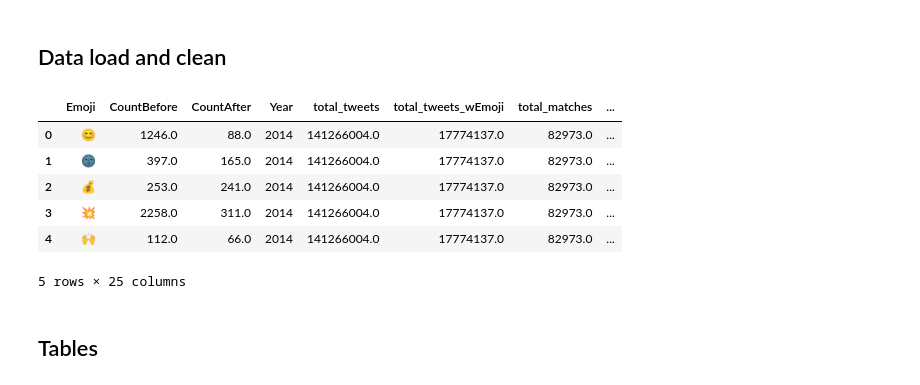
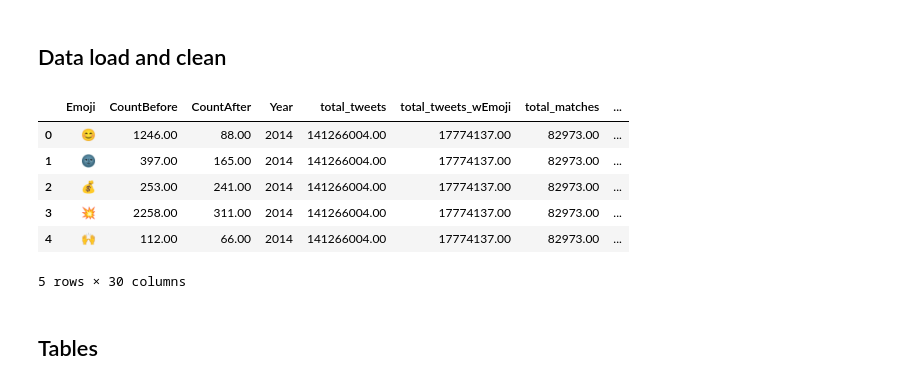
Before and after one commit to janesolomon/twitter_search, a Jupyter notebook: full_search_data_vis_for_paper.ipynb, the cells around one changed output. Drawn from its saved outputs; the diff is of its cells as text; code cells hidden in the pictures.

```diff
--- a/full_search_data_vis_for_paper.ipynb
+++ b/full_search_data_vis_for_paper.ipynb
@@ -83,13 +83,3 @@ for N in [1, 100, 10000, 1000000]:
                                                         df_all_merged.total_wAfter,
                                                         df_all_merged.total_emoji,
                                                         N=N)
-# %%
-df_all_merged.head()
-# %% [output]
-|  | Emoji | CountBefore | CountAfter | Year | total_tweets | total_tweets_wEmoji | total_matches | ... |
-| 0 | 😊 | 1246.0 | 88.0 | 2014 | 141266004.0 | 17774137.0 | 82973.0 | ... |
-| 1 | 🌚 | 397.0 | 165.0 | 2014 | 141266004.0 | 17774137.0 | 82973.0 | ... |
-| 2 | 💰 | 253.0 | 241.0 | 2014 | 141266004.0 | 17774137.0 | 82973.0 | ... |
-| 3 | 💥 | 2258.0 | 311.0 | 2014 | 141266004.0 | 17774137.0 | 82973.0 | ... |
-| 4 | 🙌 | 112.0 | 66.0 | 2014 | 141266004.0 | 17774137.0 | 82973.0 | ... |
-5 rows × 25 columns
@@ -96,3 +104,14 @@ df_all_merged.head()
+# %%
+pd.options.display.float_format = '{:.2f}'.format
+df_all_merged.head()
+# %% [output]
+|  | Emoji | CountBefore | CountAfter | Year | total_tweets | total_tweets_wEmoji | total_matches | ... |
+| 0 | 😊 | 1246.00 | 88.00 | 2014 | 141266004.00 | 17774137.00 | 82973.00 | ... |
+| 1 | 🌚 | 397.00 | 165.00 | 2014 | 141266004.00 | 17774137.00 | 82973.00 | ... |
+| 2 | 💰 | 253.00 | 241.00 | 2014 | 141266004.00 | 17774137.00 | 82973.00 | ... |
+| 3 | 💥 | 2258.00 | 311.00 | 2014 | 141266004.00 | 17774137.00 | 82973.00 | ... |
+| 4 | 🙌 | 112.00 | 66.00 | 2014 | 141266004.00 | 17774137.00 | 82973.00 | ... |
+5 rows × 30 columns
 # %%
 # Filter and sort dataframes by counts
 filter_to = 200
```
Also changed, not shown: parts of 8 cells of this notebook, 6 other files.
